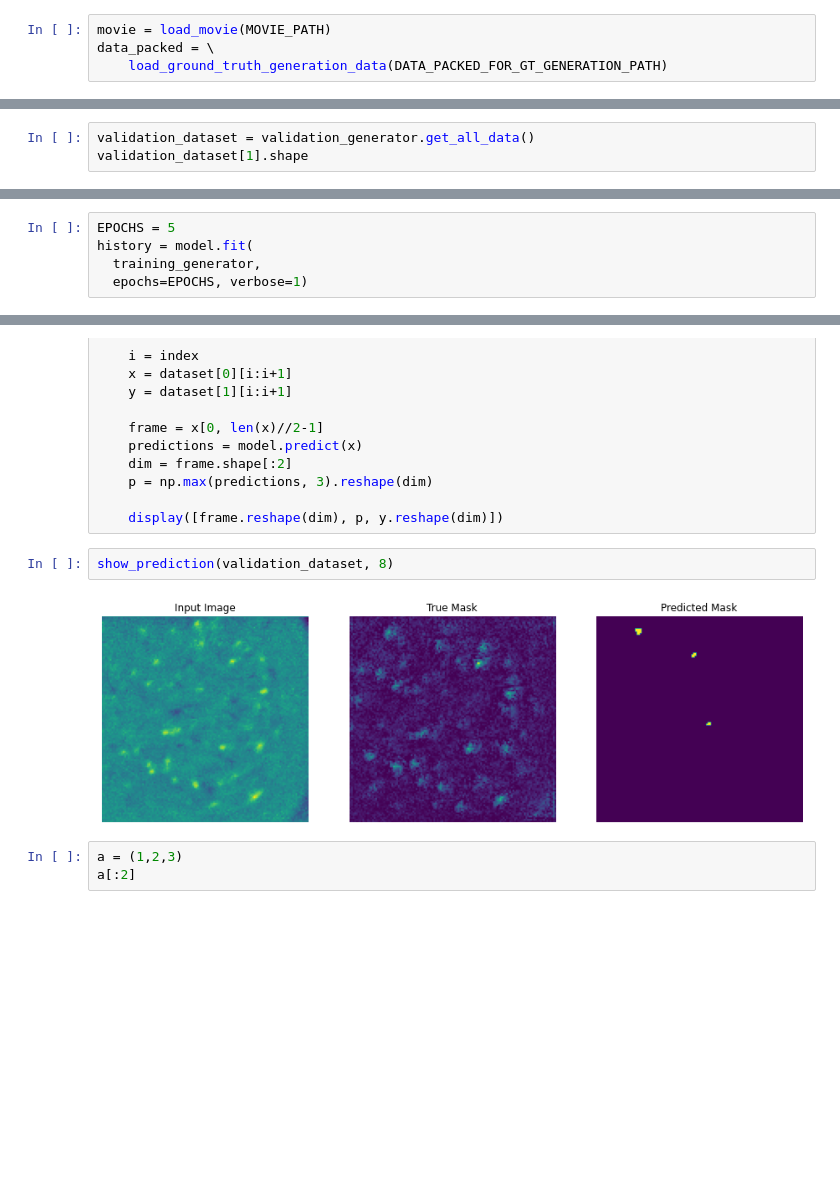
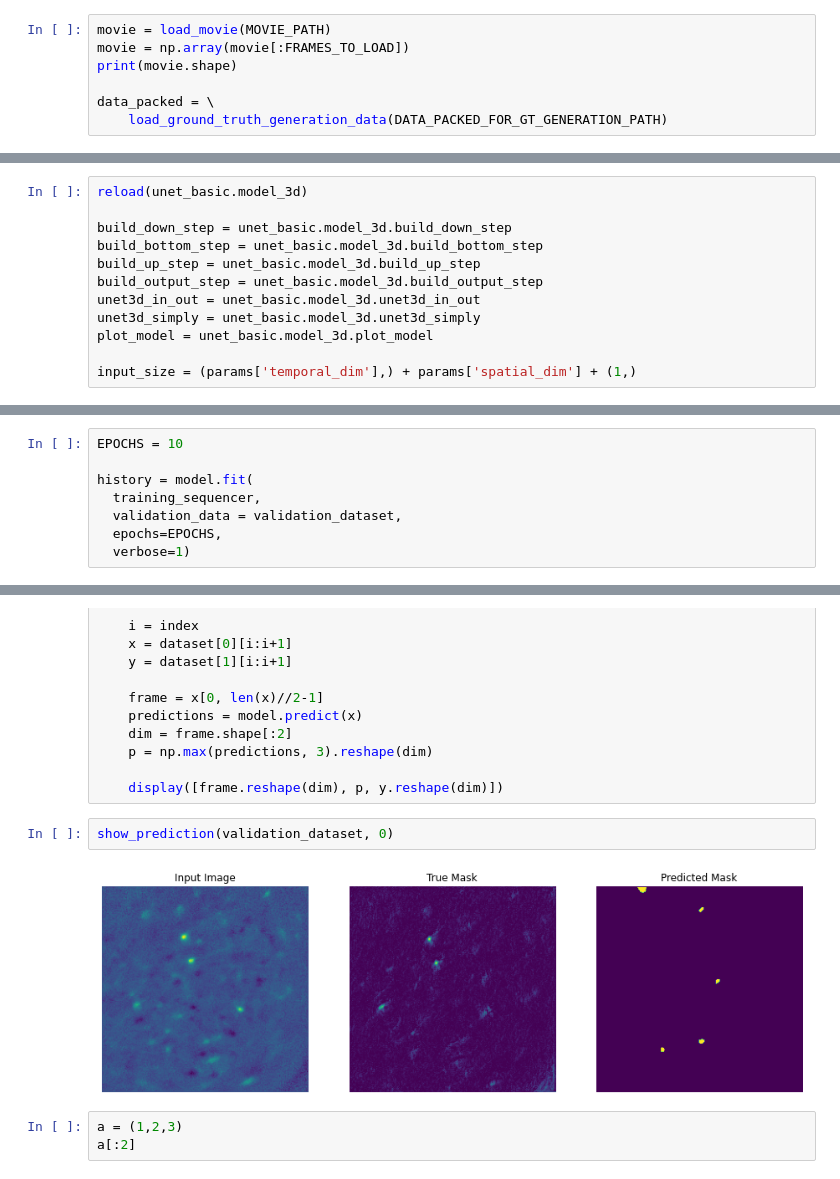
Before and after one commit to VoytechG/neuron-finder, a Jupyter notebook: unet/train.ipynb, the cells around one changed output, grey strips where cells are left out. Cells and saved outputs as stored; diff of their text form; blank space fills up the shorter version.

```diff
--- a/unet/train.ipynb
+++ b/unet/train.ipynb
@@ -15,4 +25,7 @@ MOVIE_PATH = "../preprocessed/preprocessedMovie.h5"
 # %%
 movie = load_movie(MOVIE_PATH)
+movie = np.array(movie[:FRAMES_TO_LOAD])
+print(movie.shape)
+
 data_packed = \
     load_ground_truth_generation_data(DATA_PACKED_FOR_GT_GENERATION_PATH)
@@ -40,3 +58,0 @@ validation_generator = DataSequencer(
-# %%
-validation_dataset = validation_generator.get_all_data()
-validation_dataset[1].shape
@@ -45 +59,13 @@ validation_dataset[1].shape
+# %%
+reload(unet_basic.model_3d)
+
+build_down_step = unet_basic.model_3d.build_down_step
+build_bottom_step = unet_basic.model_3d.build_bottom_step
+build_up_step = unet_basic.model_3d.build_up_step
+build_output_step = unet_basic.model_3d.build_output_step
+unet3d_in_out = unet_basic.model_3d.unet3d_in_out
+unet3d_simply = unet_basic.model_3d.unet3d_simply
+plot_model = unet_basic.model_3d.plot_model
+
+input_size = (params['temporal_dim'],) + params['spatial_dim'] + (1,)
 # %%
@@ -50,8 +93,11 @@ model = unet3d_simply(input_size=input_size, start_filters_no=16)
 # %%
-EPOCHS = 5
+EPOCHS = 10
+
 history = model.fit(
-  training_generator,
-  epochs=EPOCHS, verbose=1)
+  training_sequencer,
+  validation_data = validation_dataset,
+  epochs=EPOCHS,
+  verbose=1)
 # %% [output]
 WARNING:tensorflow:sample_weight modes were coerced from
   ...
@@ -93,9 +151,9 @@ def show_prediction(dataset, index):
 
     display([frame.reshape(dim), p, y.reshape(dim)])
 # %%
-show_prediction(validation_dataset, 8)
+show_prediction(validation_dataset, 0)
 # %% [output]
-[figure, old version]
+[figure, new version]
 # %%
 a = (1,2,3)
 a[:2]
```
Also changed, not shown: parts of 12 cells of this notebook, 4 other files.
